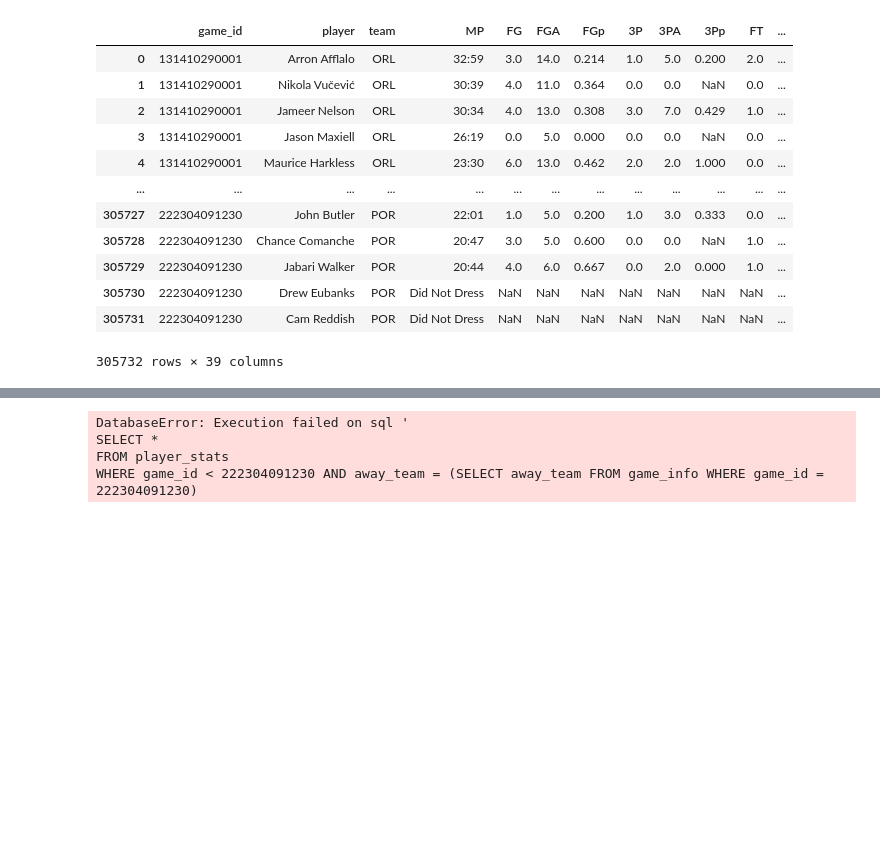
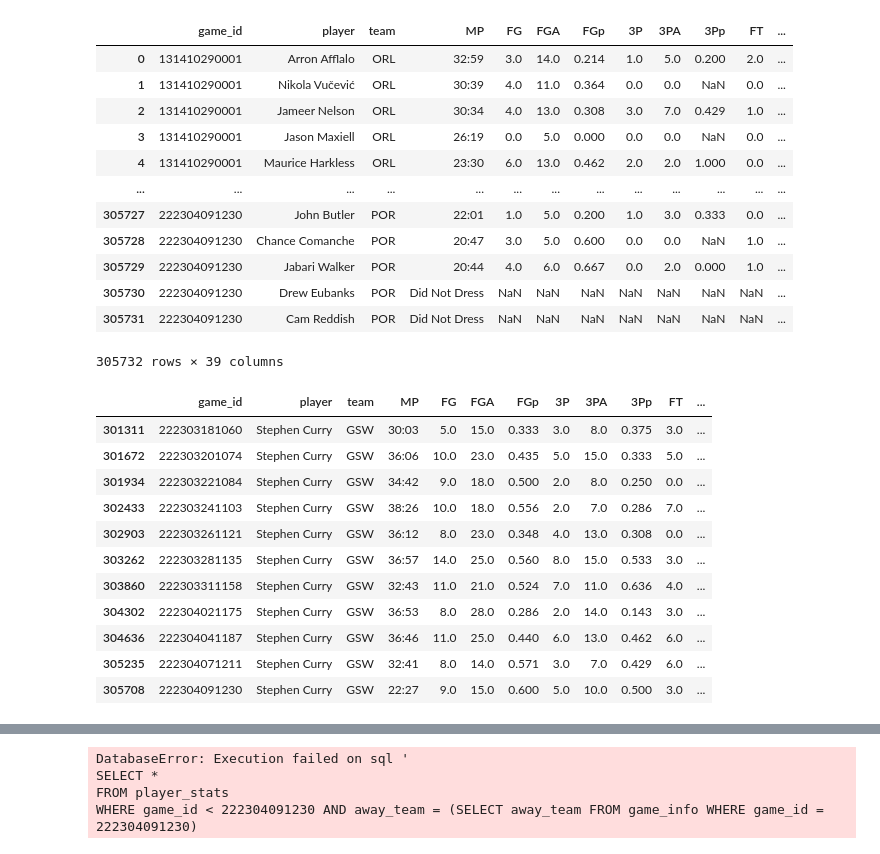
Before and after one commit to luke-lite/NBA-Prediction-Modeling, a Jupyter notebook: SQL-practice.ipynb, the cells around one changed output, grey strips where cells are left out. Cells and saved outputs as stored; diff of their text form; code cells hidden in the pictures; blank space fills up the shorter version.

```diff
--- a/SQL-practice.ipynb
+++ b/SQL-practice.ipynb
@@ -62,3 +62,18 @@ player_stats_df
 | 305730 | 222304091230 | Drew Eubanks | POR | Did Not Dress | NaN | NaN | NaN | NaN | NaN | NaN | NaN | ... |
 | 305731 | 222304091230 | Cam Reddish | POR | Did Not Dress | NaN | NaN | NaN | NaN | NaN | NaN | NaN | ... |
 305732 rows × 39 columns
+# %%
+player_stats_df[player_stats_df['player'] == 'Stephen Curry'].tail(11)
+# %% [output]
+|  | game_id | player | team | MP | FG | FGA | FGp | 3P | 3PA | 3Pp | FT | ... |
+| 301311 | 222303181060 | Stephen Curry | GSW | 30:03 | 5.0 | 15.0 | 0.333 | 3.0 | 8.0 | 0.375 | 3.0 | ... |
+| 301672 | 222303201074 | Stephen Curry | GSW | 36:06 | 10.0 | 23.0 | 0.435 | 5.0 | 15.0 | 0.333 | 5.0 | ... |
+| 301934 | 222303221084 | Stephen Curry | GSW | 34:42 | 9.0 | 18.0 | 0.500 | 2.0 | 8.0 | 0.250 | 0.0 | ... |
+| 302433 | 222303241103 | Stephen Curry | GSW | 38:26 | 10.0 | 18.0 | 0.556 | 2.0 | 7.0 | 0.286 | 7.0 | ... |
+| 302903 | 222303261121 | Stephen Curry | GSW | 36:12 | 8.0 | 23.0 | 0.348 | 4.0 | 13.0 | 0.308 | 0.0 | ... |
+| 303262 | 222303281135 | Stephen Curry | GSW | 36:57 | 14.0 | 25.0 | 0.560 | 8.0 | 15.0 | 0.533 | 3.0 | ... |
+| 303860 | 222303311158 | Stephen Curry | GSW | 32:43 | 11.0 | 21.0 | 0.524 | 7.0 | 11.0 | 0.636 | 4.0 | ... |
+| 304302 | 222304021175 | Stephen Curry | GSW | 36:53 | 8.0 | 28.0 | 0.286 | 2.0 | 14.0 | 0.143 | 3.0 | ... |
+| 304636 | 222304041187 | Stephen Curry | GSW | 36:46 | 11.0 | 25.0 | 0.440 | 6.0 | 13.0 | 0.462 | 6.0 | ... |
+| 305235 | 222304071211 | Stephen Curry | GSW | 32:41 | 8.0 | 14.0 | 0.571 | 3.0 | 7.0 | 0.429 | 6.0 | ... |
+| 305708 | 222304091230 | Stephen Curry | GSW | 22:27 | 9.0 | 15.0 | 0.600 | 5.0 | 10.0 | 0.500 | 3.0 | ... |
```
Also changed, not shown: parts of 9 cells of this notebook, 2 other files.
